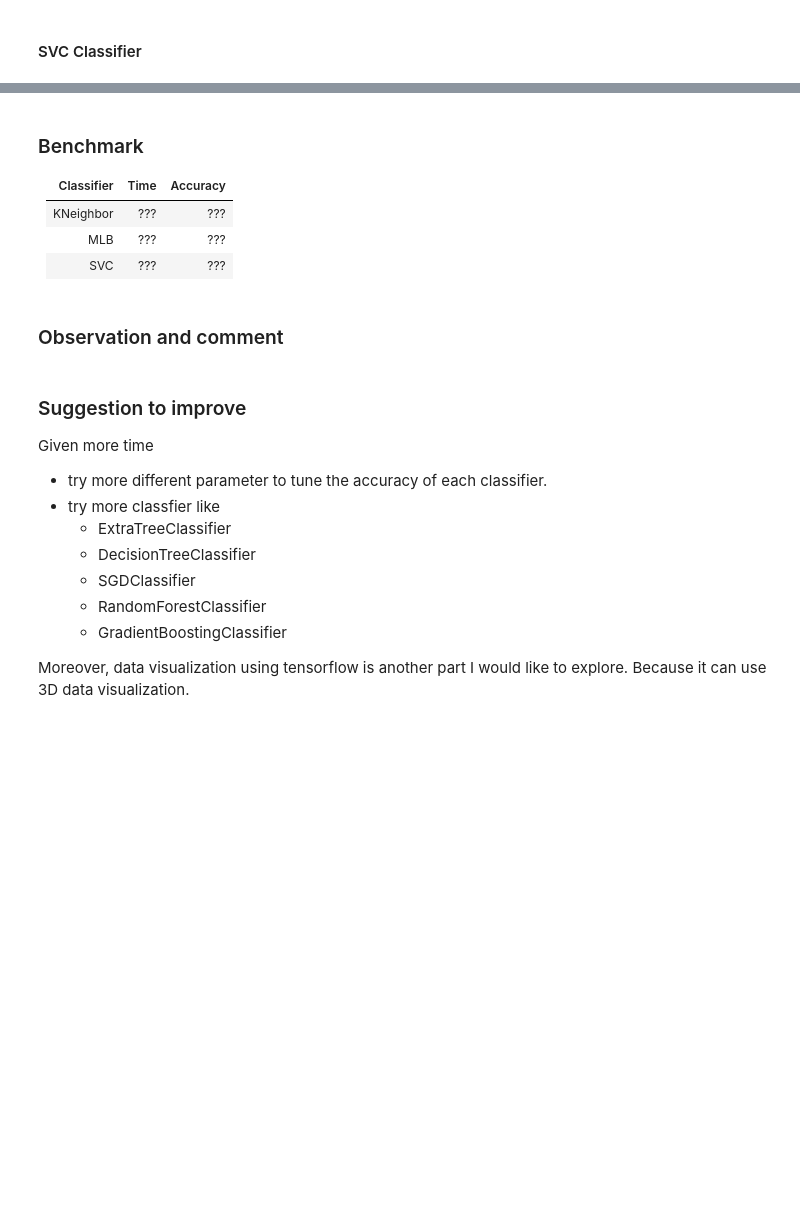
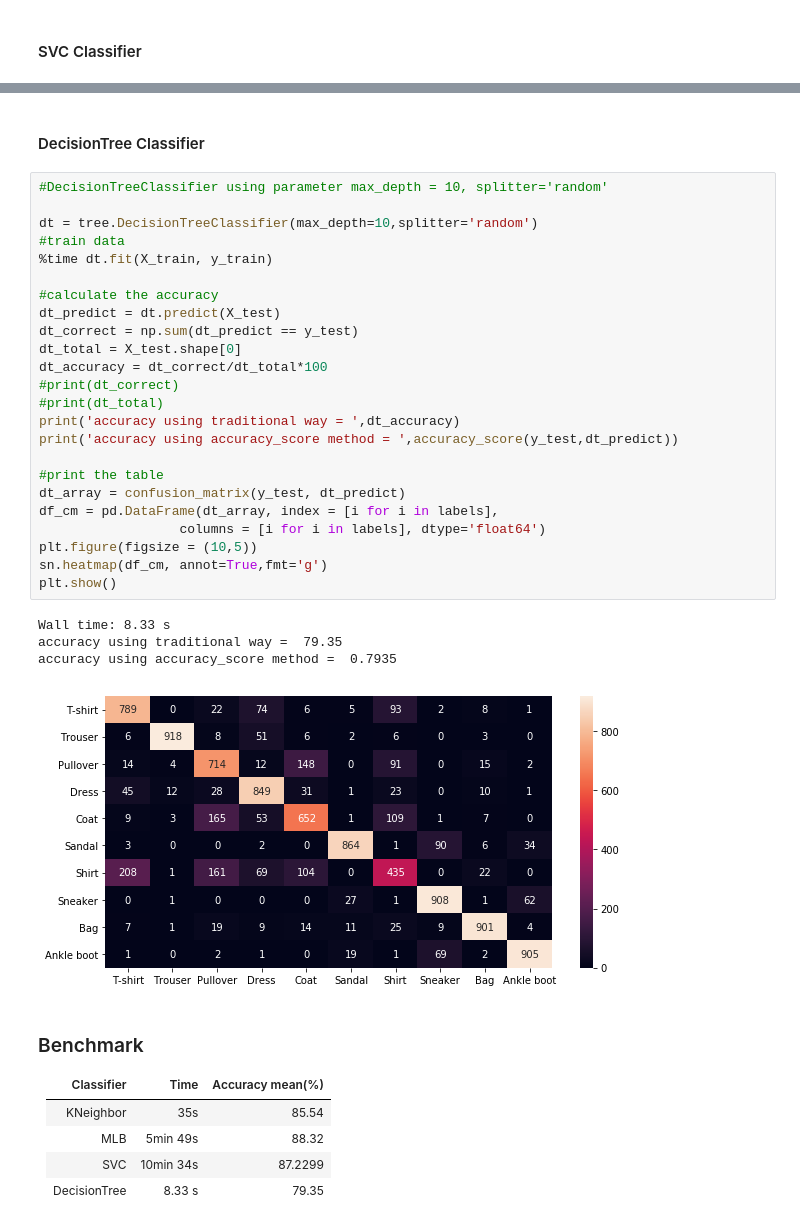
Before and after one commit to woonyung89/fashion-mnist, a Jupyter notebook: utils/chongwoonyung_1507838_assign2.ipynb, the cells around one changed output, grey strips where cells are left out. Drawn from its saved outputs; the diff is of its cells as text; blank space fills up the shorter version.

```diff
--- a/utils/chongwoonyung_1507838_assign2.ipynb
+++ b/utils/chongwoonyung_1507838_assign2.ipynb
@@ -220,23 +230,41 @@ plt.show()
+# %% [markdown]
+#### DecisionTree Classifier
+# %%
+#DecisionTreeClassifier using parameter max_depth = 10, splitter='random'
+
+dt = tree.DecisionTreeClassifier(max_depth=10,splitter='random')
+#train data
+%time dt.fit(X_train, y_train)
+
+#calculate the accuracy
+dt_predict = dt.predict(X_test)
+dt_correct = np.sum(dt_predict == y_test)
+dt_total = X_test.shape[0]
+dt_accuracy = dt_correct/dt_total*100
+#print(dt_correct)
+#print(dt_total)
+print('accuracy using traditional way = ',dt_accuracy)
+print('accuracy using accuracy_score method = ',accuracy_score(y_test,dt_predict))
+
+#print the table
+dt_array = confusion_matrix(y_test, dt_predict)
+df_cm = pd.DataFrame(dt_array, index = [i for i in labels],
+                  columns = [i for i in labels], dtype='float64')
+plt.figure(figsize = (10,5))
+sn.heatmap(df_cm, annot=True,fmt='g')
+plt.show()
+# %% [output]
+Wall time: 8.33 s
+accuracy using traditional way =  79.35
+accuracy using accuracy_score method =  0.7935
+[figure, added]
 # %% [markdown]
 ### Benchmark
 
 
-| Classifier        | Time           | Accuracy  |
+| Classifier        | Time           | Accuracy mean(%)  |
 | ------------- |:-------------:| -----:|
-| KNeighbor      | ??? | ??? |
-| MLB      | ???      |   ??? |
-| SVC | ???      |   ???|
+| KNeighbor      | 35s | 85.54 |
+| MLB      | 5min 49s      |   88.32 |
+| SVC | 10min 34s      |   87.2299 |
+| DecisionTree | 8.33 s      |   79.35 |
-# %% [markdown]
-### Observation and comment
-# %% [markdown]
-### Suggestion to improve
-Given more time
-- try more different parameter to tune the accuracy of each classifier.
-- try more classfier like
-    - ExtraTreeClassifier
-    - DecisionTreeClassifier
-    - SGDClassifier
-    - RandomForestClassifier
-    - GradientBoostingClassifier
-
-Moreover, data visualization using tensorflow is another part I would like to explore. Because it can use 3D data visualization.
```
Also changed, not shown: parts of 12 cells of this notebook.
